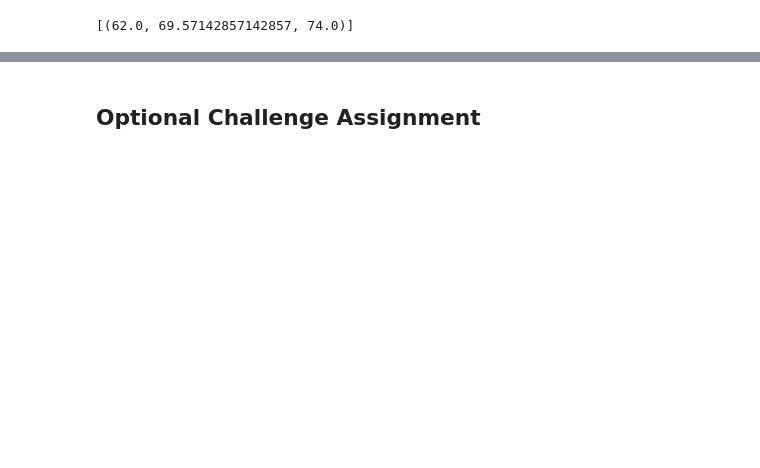
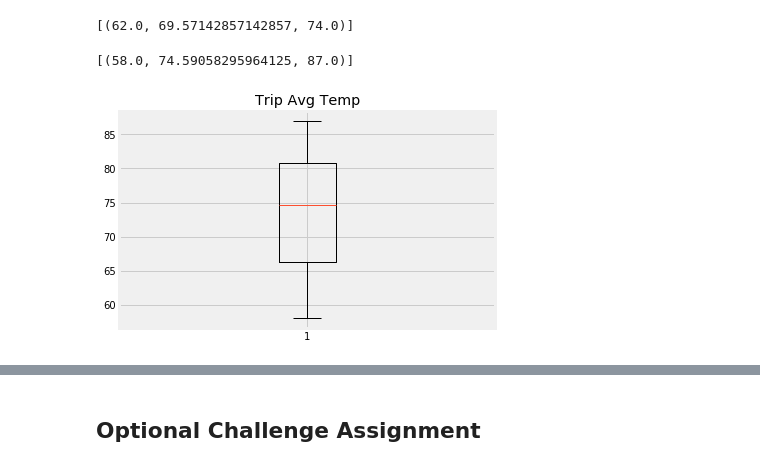
Before and after one commit to DinielleNelson/Climate-Analysis, a Jupyter notebook: climate_starter.ipynb, the cells around one changed output, grey strips where cells are left out. Cells and saved outputs as stored; diff of their text form; code cells hidden in the pictures; blank space fills up the shorter version.

Commit message:
resolved datetime.datetiem issue. Realized jupyter instructions different from readme. To create second file. Flask tasks and optional tasks remain

```diff
--- a/climate_starter.ipynb
+++ b/climate_starter.ipynb
@@ -259,11 +267,26 @@ print(calc_temps('2012-02-28', '2012-03-05'))
 # %%
 # Use your previous function `calc_temps` to calculate the tmin, tavg, and tmax
 # for your trip using the previous year's data for those same dates.
+
+# Convert datetime object to string to be passed to method
+year_date2 = str(year_date.date())
+
+calc_temp2 = calc_temps(year_date2, last_date2)
+calc_temp2
+# %% [output]
+[(58.0, 74.59058295964125, 87.0)]
 # %%
 # Plot the results from your previous query as a bar chart.
+
+plt.boxplot(calc_temp2)
+plt.title("Trip Avg Temp")
+plt.show()
+
 # Use "Trip Avg Temp" as your Title
 # Use the average temperature for the y value
 # Use the peak-to-peak (tmax-tmin) value as the y error bar (yerr)
+# %% [output]
+[figure, added]
 # %%
 # Calculate the total amount of rainfall per weather station for your trip dates using the previous year's matching dates.
 # Sort this in descending order by precipitation amount and list the station, name, latitude, longitude, and elevation
```
Also changed, not shown: parts of 16 cells of this notebook.
